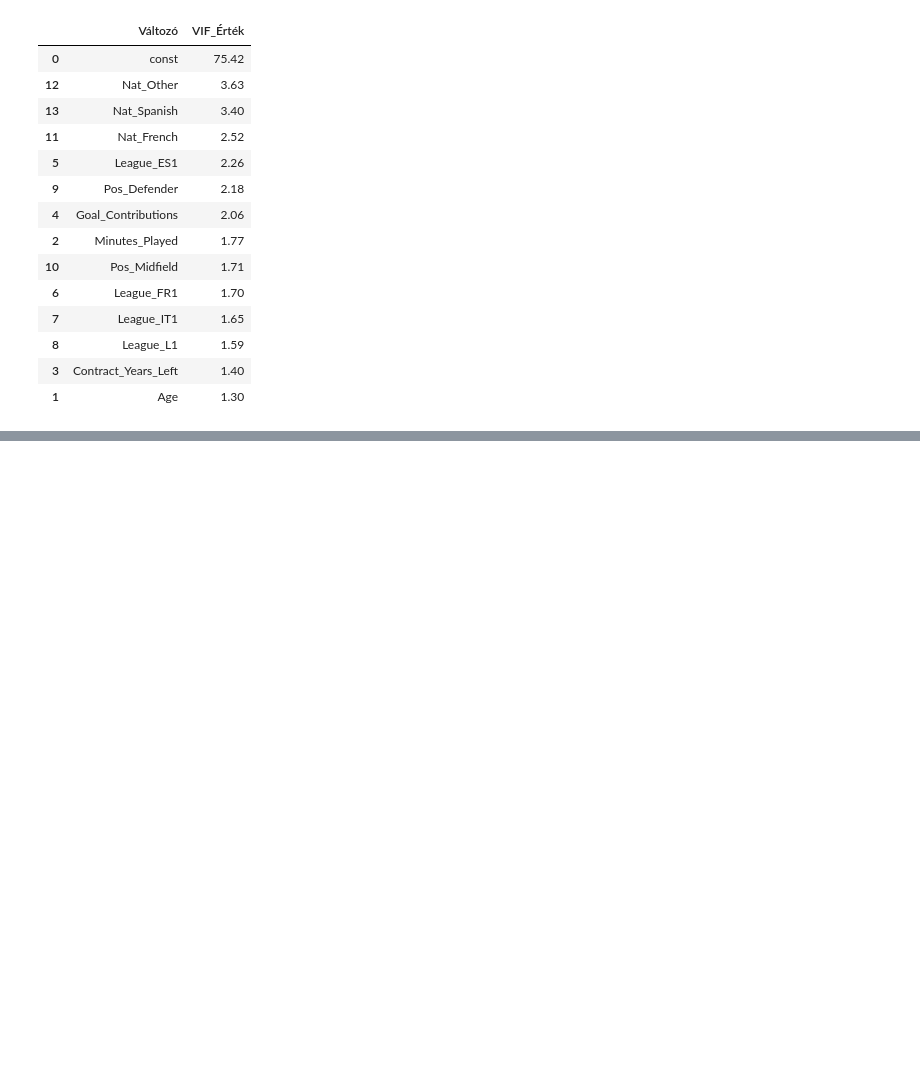
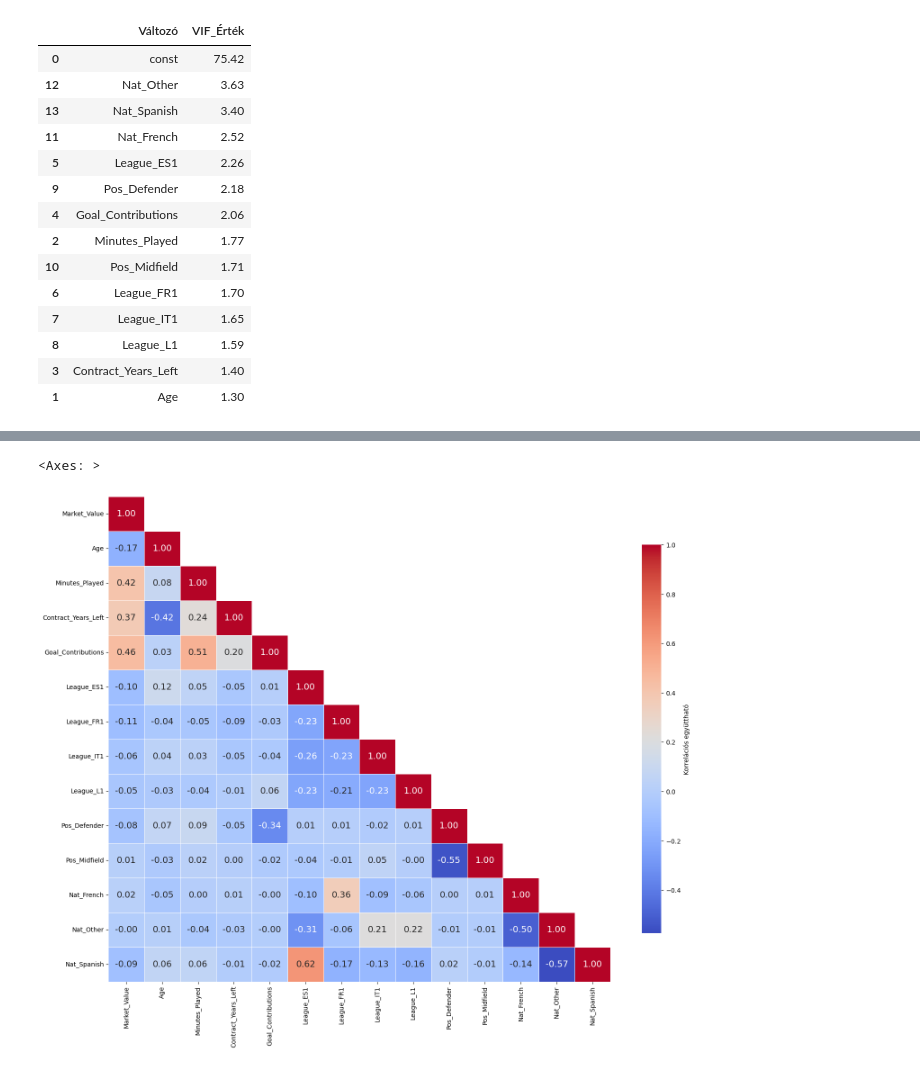
Before and after one commit to BartusSoma/football-market-value-analysis, a Jupyter notebook: Football_Market_Value_Regression.ipynb, the cells around one changed output, grey strips where cells are left out. Drawn from its saved outputs; the diff is of its cells as text; code cells hidden in the pictures; blank space fills up the shorter version.

```diff
--- a/Football_Market_Value_Regression.ipynb
+++ b/Football_Market_Value_Regression.ipynb
@@ -366,0 +445,19 @@ veszélyes multikollinearitást (erős együttmozgást) jelez a magyarázó vál
+# %%
+#mivel a korrelációs mátrix szimmetrikus, ezért a mátrix felső felére nincs szükségünk
+mask = np.triu(np.ones_like(corr_matrix, dtype=bool), k=1)
+
+#megnöveljük a méretét mert nehezen olvasható
+plt.figure(figsize=(18, 14))
+
+#ábrázolás
+sns.heatmap(corr_matrix,
+            mask=mask,
+            annot=True,
+            cmap="coolwarm",
+            fmt=".2f",
+            linewidth=0.5,
+            annot_kws={"size": 14},
+            cbar_kws={"shrink": 0.8, "label": "Korrelációs együttható"})
+# %% [output]
+<Axes: >
+[figure, added]
```
Also changed, not shown: parts of 21 cells of this notebook.
